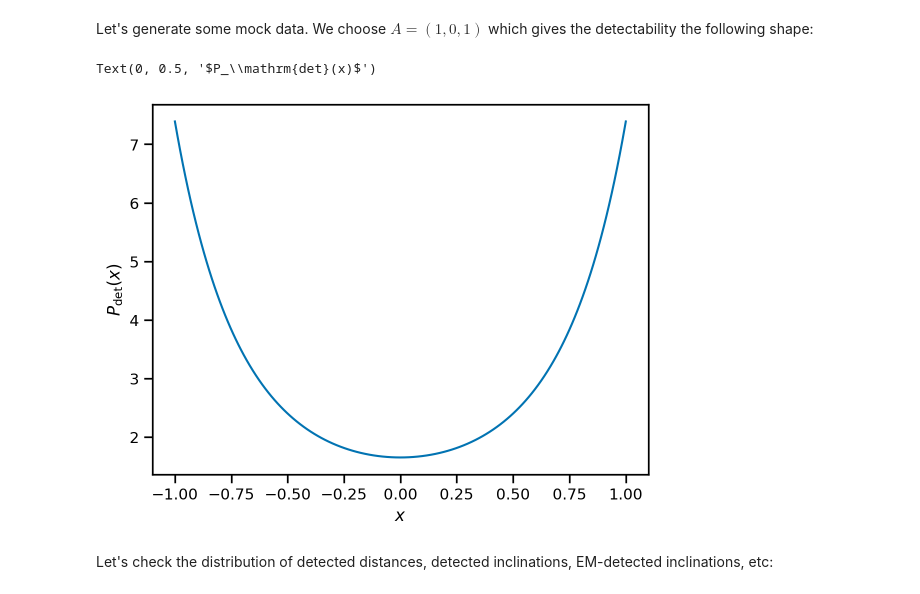
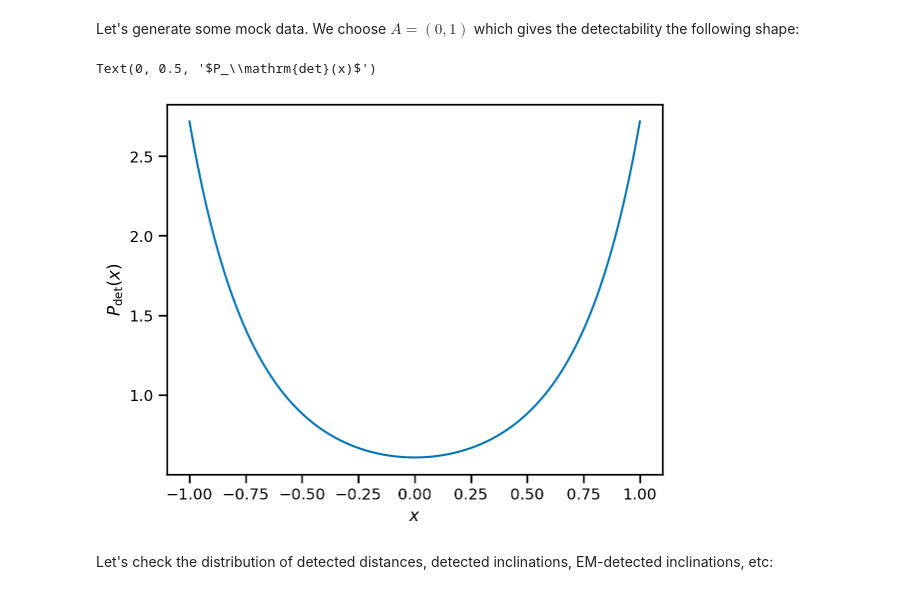
Before and after one commit to farr/BrightSirenInclinationSystematics, a Jupyter notebook: FullSimulation.ipynb, the cells around one changed output. Cells and saved outputs as stored; diff of their text form; code cells hidden in the pictures.

```diff
--- a/FullSimulation.ipynb
+++ b/FullSimulation.ipynb
@@ -48,18 +48,22 @@ We fix the normalization by enforcing $A_0 = 1$---the modulated prior will, ulti
 # %%
-def log_P_det(x, A):
-    return A[0] + A[1]*x + 0.5*A[2]*(3*x*x-1)
-def P_det(x, A):
-    return np.exp(log_P_det(x,A))
+def log_P_det(x, A1, A2):
+    return A1*x + 0.5*A2*(3*x*x-1)
+def P_det(x, A1, A2):
+    return np.exp(log_P_det(x,A1,A2))
 # %% [markdown]
-Let's generate some mock data.  We choose $A = (1, 0, 1)$ which gives the detectability the following shape:
+Let's generate some mock data.  We choose $A = (0, 1)$ which gives the detectability the following shape:
 # %%
 x = np.linspace(-1, 1, 1024)
-plt.plot(x, P_det(x, [1, 0, 1]))
+
+A1_true = 0.0
+A2_true = 1.0
+
+plt.plot(x, P_det(x, A1_true, A2_true))
 plt.xlabel(r'$x$')
 plt.ylabel(r'$P_\mathrm{det}(x)$')
 # %% [output]
 Text(0, 0.5, '$P_\\mathrm{det}(x)$')
-[figure, old version]
+[figure, new version]
 # %%
 fr = 1.0
 fl = 1.0
```
Also changed, not shown: parts of 15 cells of this notebook.
